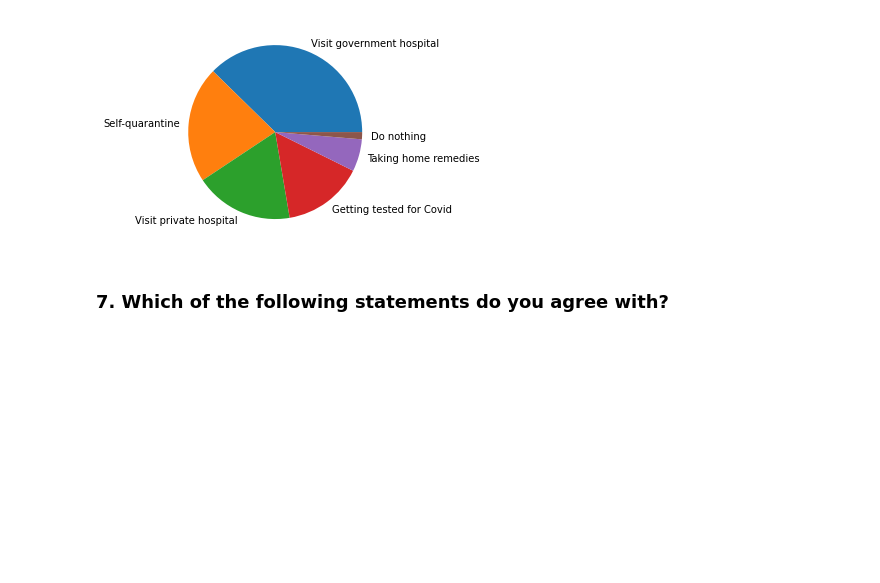
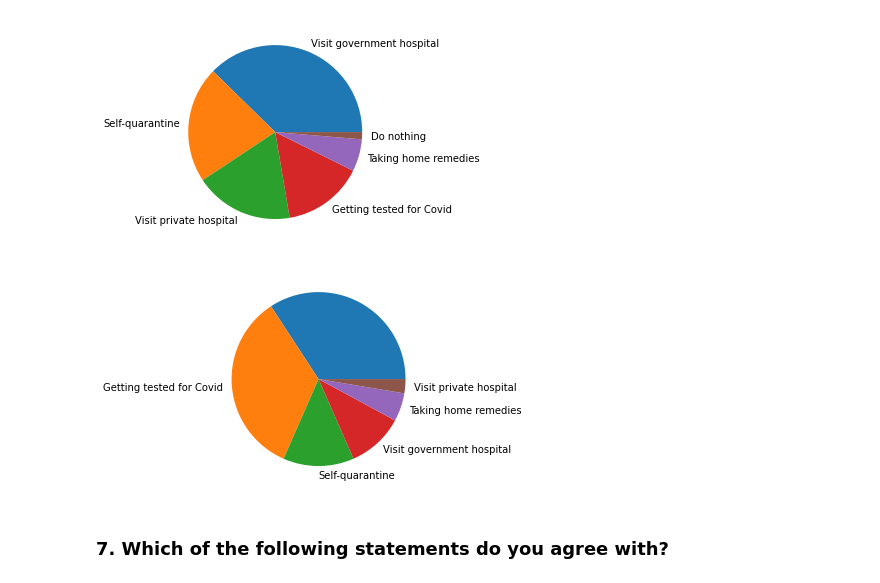
Before and after one commit to codeforpakistan/CfAll-Exchange, a Jupyter notebook: Haripur Survey Analysis.ipynb, the cells around one changed output. Cells and saved outputs as stored; diff of their text form; code cells hidden in the pictures; blank space fills up the shorter version.

```diff
--- a/Haripur Survey Analysis.ipynb
+++ b/Haripur Survey Analysis.ipynb
@@ -113,6 +123,10 @@ df[[
 plot_pie(df, '6. In case you feel any of the above symptoms what will be your first reaction;')
 # %% [output]
 [figure]
+# %%
+plot_pie(df_2, 'In case you feel any of the above symptoms what will be your first reaction')
+# %% [output]
+[figure, added]
 # %% [markdown]
 ### 7. Which of the following statements do you agree with?
 # %%
```
Also changed, not shown: parts of 18 cells of this notebook, 1 other file.
